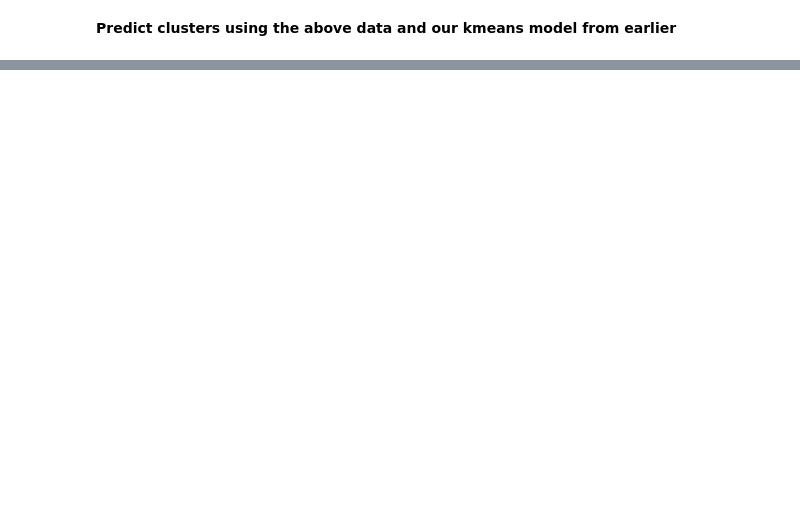
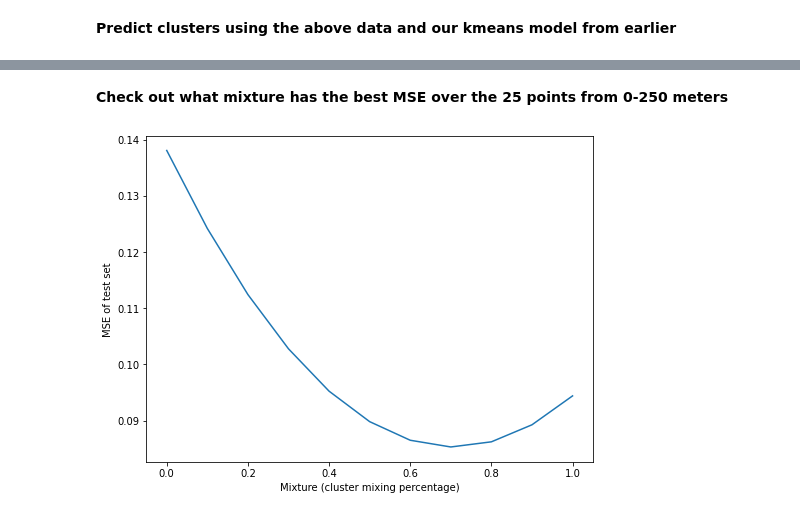
Before and after one commit to gnyirjesy/ocean-depth-characterization, a Jupyter notebook: preliminary_models/date_pipeline_bh.ipynb, the cells around one changed output, grey strips where cells are left out. Saved outputs shown, nothing was run; the diff lists cells and outputs as text; code cells hidden in the pictures; blank space fills up the shorter version.

```diff
--- a/preliminary_models/date_pipeline_bh.ipynb
+++ b/preliminary_models/date_pipeline_bh.ipynb
@@ -210,0 +244,10 @@ plt.show()
+# %% [markdown]
+**Check out what mixture has the best MSE over the 25 points from 0-250 meters**
+# %%
+fig, ax = plt.subplots(1, 1, figsize=(8, 6))
+ax.plot(mixtures, [mse_ls[:, i].mean() for i in range(mse_ls.shape[1])])
+ax.set_xlabel('Mixture (cluster mixing percentage)')
+ax.set_ylabel('MSE of test set')
+plt.show()
+# %% [output]
+[figure, added]
```
Also changed, not shown: parts of 17 cells of this notebook, 16 other files.
